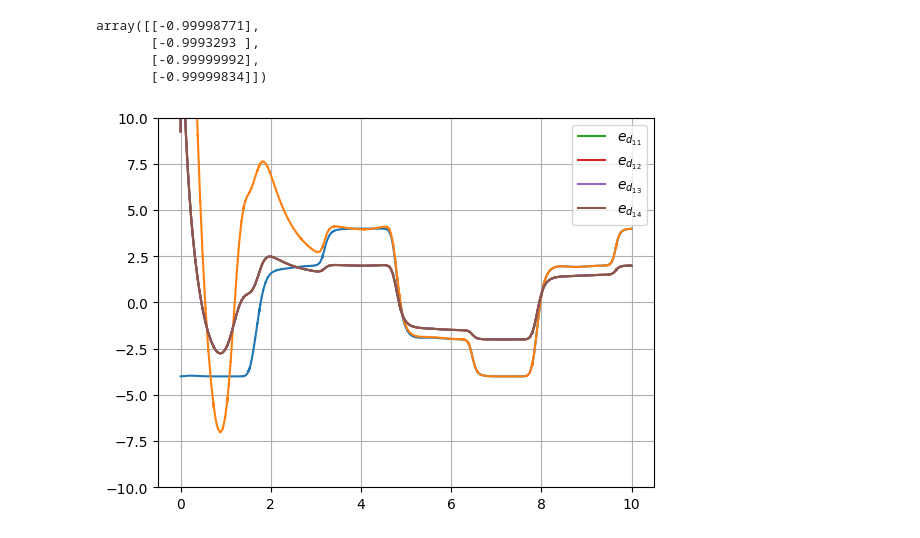
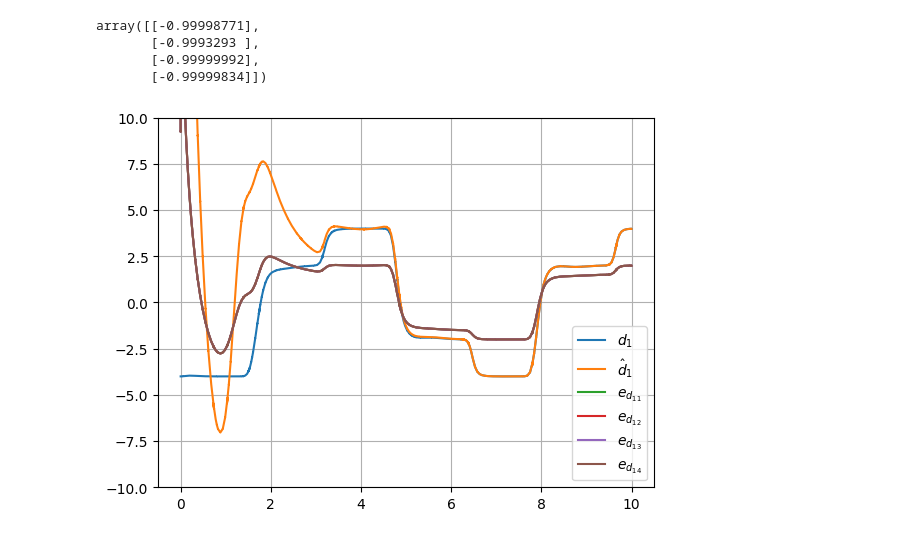
Before and after one commit to LuizAntonio3/Control-Scripts, a Jupyter notebook: notebooks/interconnected-van-der-pol-oscilator-observer.ipynb, the cells around one changed output. Drawn from its saved outputs; the diff is of its cells as text; code cells hidden in the pictures.

Commit message:
UI decoupling plot label fix

```diff
--- a/notebooks/interconnected-van-der-pol-oscilator-observer.ipynb
+++ b/notebooks/interconnected-van-der-pol-oscilator-observer.ipynb
@@ -643,20 +643,20 @@ array([[-0.99998771],
 # %%
 # for i in range(1, N+1):
 for i in range(1, 1+1):
-    plt.plot(dist_hist[0], dist_hist[i][0, :, 0] + dist_hist[i][0, :, 1] + dist_hist[i][0, :, 2] + dist_hist[i][0, :, 3])
-    plt.plot(dist_hist[0], -1*(dist_hist[i][1, :, 0] + dist_hist[i][1, :, 1] + dist_hist[i][1, :, 2] + dist_hist[i][1, :, 3]))
+    plt.plot(dist_hist[0], dist_hist[i][0, :, 0] + dist_hist[i][0, :, 1] + dist_hist[i][0, :, 2] + dist_hist[i][0, :, 3], label=f"$d_{i}$")
+    plt.plot(dist_hist[0], -1*(dist_hist[i][1, :, 0] + dist_hist[i][1, :, 1] + dist_hist[i][1, :, 2] + dist_hist[i][1, :, 3]), label=f"$\hat{{d}}_{i}$")
     plt.plot(dist_hist[0], dist_hist[i][0, :, 0] - dist_hist[i][1, :, 0], label=f'$e_{{d_{{{i}1}}}}$')
     plt.plot(dist_hist[0], dist_hist[i][0, :, 0] - dist_hist[i][1, :, 1], label=f'$e_{{d_{{{i}2}}}}$')
     plt.plot(dist_hist[0], dist_hist[i][0, :, 0] - dist_hist[i][1, :, 2], label=f'$e_{{d_{{{i}3}}}}$')
     plt.plot(dist_hist[0], dist_hist[i][0, :, 0] - dist_hist[i][1, :, 3], label=f'$e_{{d_{{{i}4}}}}$')
 
     # plt.plot(dist_hist[0], dist_hist[i][0, :, 0] - dist_hist[i][1, :, 0], label=f'$e_{{d_{i}}}$') # original comparison
 
 plt.ylim([-10, 10])
 # plt.xlim([-0.2, 4.2])
 plt.legend()
 plt.grid()
 plt.savefig(f"figures/dist_{N}", dpi=600)
 plt.show()
 # %% [output]
-[figure, old version]
+[figure, new version]
```
